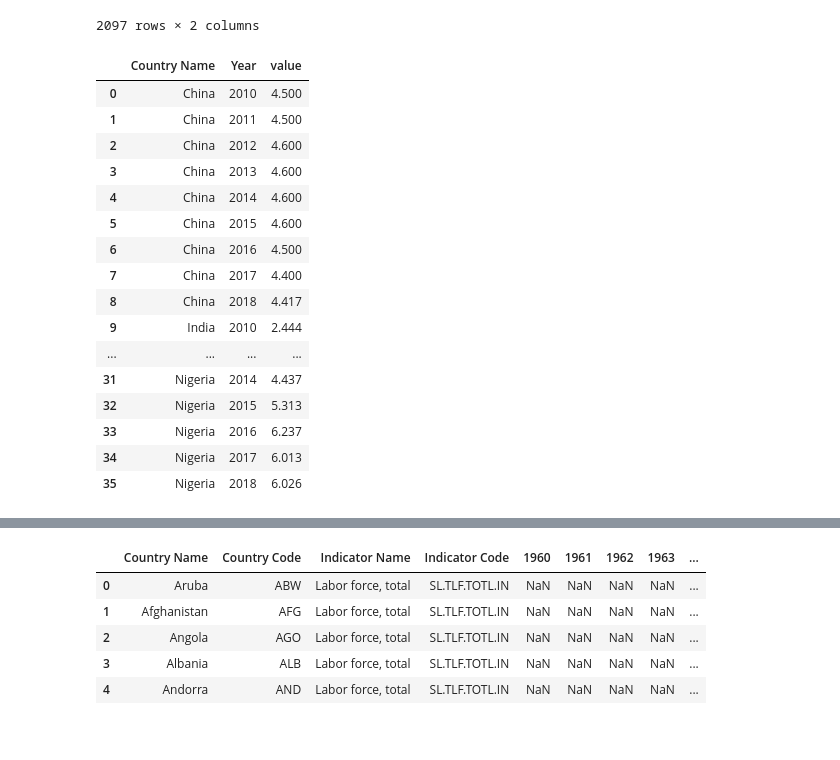
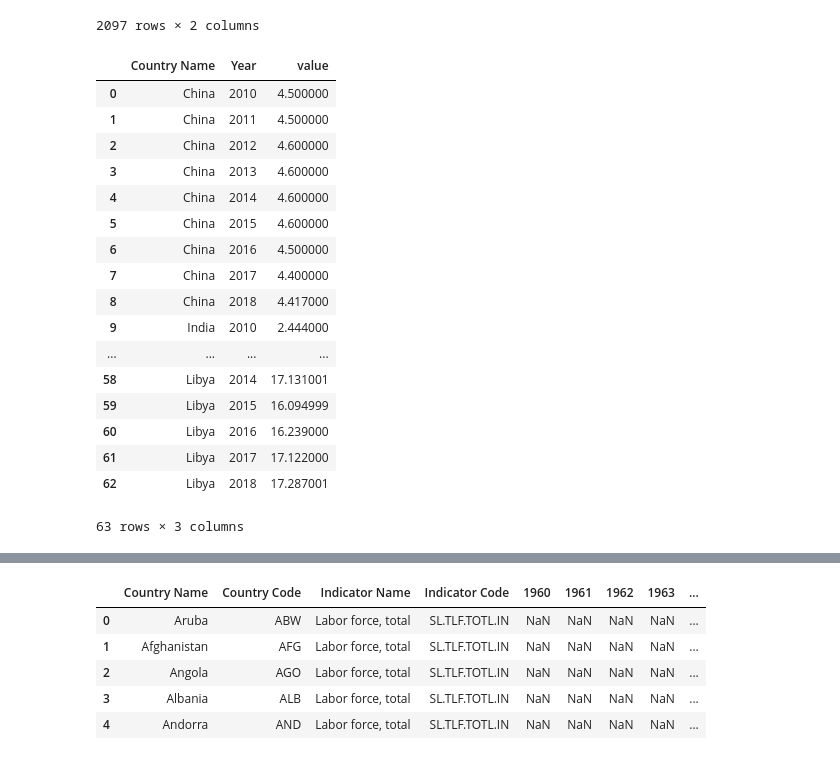
Before and after one commit to kehindemary/MyProjects, a Jupyter notebook: MaryCapstoneProject.ipynb, the cells around one changed output, grey strips where cells are left out. Cells and saved outputs as stored; diff of their text form; code cells hidden in the pictures.

```diff
--- a/MaryCapstoneProject.ipynb
+++ b/MaryCapstoneProject.ipynb
@@ -496,27 +496,28 @@ world_unemployment_rate_df
 | Zimbabwe | 2018 | 4.915000 |
 2097 rows × 2 columns
 # %%
-world_unemployment_rate_df1 = world_unemployment_rate_df.loc[['China','India','United States','Nigeria']] #selecting rows needed for analysis from the dataframe
+world_unemployment_rate_df1 = world_unemployment_rate_df.loc[['China','India','United States','Nigeria','South Africa', 'Algeria','Libya']] #selecting rows needed for analysis from the dataframe
 world_unemployment_rate_df1.reset_index(inplace = True)
 world_unemployment_rate_df1
 # %% [output]
 |  | Country Name | Year | value |
-| 0 | China | 2010 | 4.500 |
-| 1 | China | 2011 | 4.500 |
-| 2 | China | 2012 | 4.600 |
-| 3 | China | 2013 | 4.600 |
-| 4 | China | 2014 | 4.600 |
-| 5 | China | 2015 | 4.600 |
-| 6 | China | 2016 | 4.500 |
-| 7 | China | 2017 | 4.400 |
-| 8 | China | 2018 | 4.417 |
-| 9 | India | 2010 | 2.444 |
+| 0 | China | 2010 | 4.500000 |
+| 1 | China | 2011 | 4.500000 |
+| 2 | China | 2012 | 4.600000 |
+| 3 | China | 2013 | 4.600000 |
+| 4 | China | 2014 | 4.600000 |
+| 5 | China | 2015 | 4.600000 |
+| 6 | China | 2016 | 4.500000 |
+| 7 | China | 2017 | 4.400000 |
+| 8 | China | 2018 | 4.417000 |
+| 9 | India | 2010 | 2.444000 |
 | ... | ... | ... | ... |
-| 31 | Nigeria | 2014 | 4.437 |
-| 32 | Nigeria | 2015 | 5.313 |
-| 33 | Nigeria | 2016 | 6.237 |
-| 34 | Nigeria | 2017 | 6.013 |
-| 35 | Nigeria | 2018 | 6.026 |
+| 58 | Libya | 2014 | 17.131001 |
+| 59 | Libya | 2015 | 16.094999 |
+| 60 | Libya | 2016 | 16.239000 |
+| 61 | Libya | 2017 | 17.122000 |
+| 62 | Libya | 2018 | 17.287001 |
+63 rows × 3 columns
 # %%
 world_unemployment_rate_pivoted = world_unemployment_rate_df1.pivot_table(index = 'Year',columns = 'Country Name', values = 'value')
 world_unemployment_rate_pivoted
```
Also changed, not shown: parts of 10 cells of this notebook, 3 other files.
